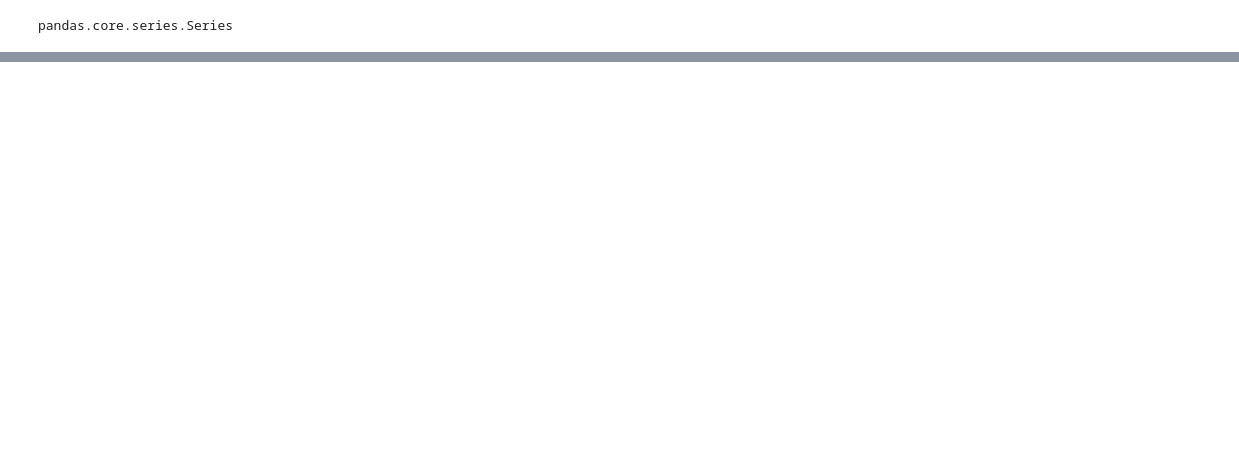
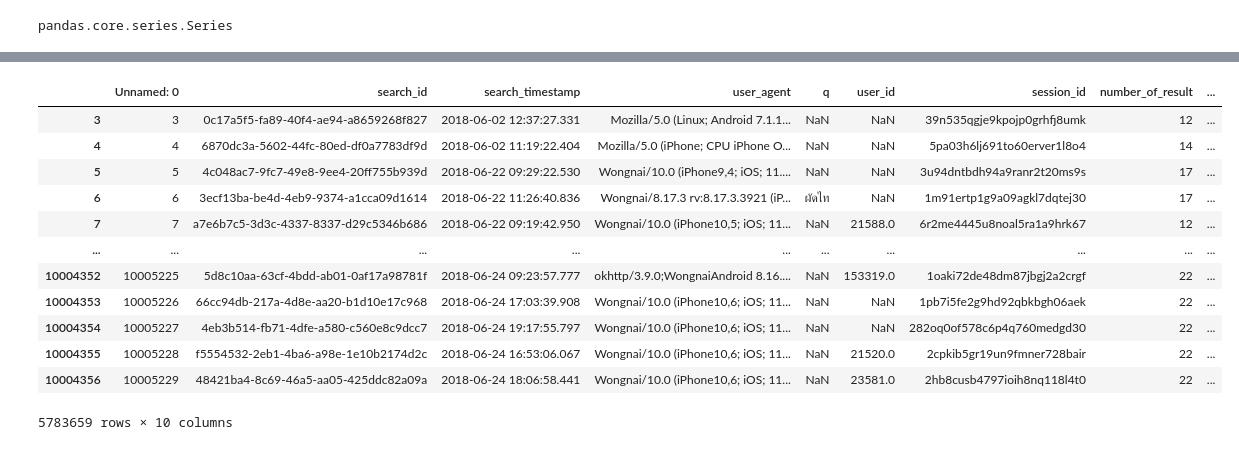
Before and after one commit to bebeam2942/data_viz, a Jupyter notebook: Quiz6.ipynb, the cells around one changed output, grey strips where cells are left out. Cells and saved outputs as stored; diff of their text form; code cells hidden in the pictures; blank space fills up the shorter version.

```diff
--- a/Quiz6.ipynb
+++ b/Quiz6.ipynb
@@ -103,0 +132,16 @@ dtype: object
+# %%
+Q6[Q6['search_timestamp'].dt.dayofweek >= 4] #ศุกร์-อาทิตย์
+# %% [output]
+|  | Unnamed: 0 | search_id | search_timestamp | user_agent | q | user_id | session_id | number_of_result | ... |
+| 3 | 3 | 0c17a5f5-fa89-40f4-ae94-a8659268f827 | 2018-06-02 12:37:27.331 | Mozilla/5.0 (Linux; Android 7.1.1... | NaN | NaN | 39n535qgje9kpojp0grhfj8umk | 12 | ... |
+| 4 | 4 | 6870dc3a-5602-44fc-80ed-df0a7783df9d | 2018-06-02 11:19:22.404 | Mozilla/5.0 (iPhone; CPU iPhone O... | NaN | NaN | 5pa03h6lj691to60erver1l8o4 | 14 | ... |
+| 5 | 5 | 4c048ac7-9fc7-49e8-9ee4-20ff755b939d | 2018-06-22 09:29:22.530 | Wongnai/10.0 (iPhone9,4; iOS; 11.... | NaN | NaN | 3u94dntbdh94a9ranr2t20ms9s | 17 | ... |
+| 6 | 6 | 3ecf13ba-be4d-4eb9-9374-a1cca09d1614 | 2018-06-22 11:26:40.836 | Wongnai/8.17.3 rv:8.17.3.3921 (iP... | ผัดไท | NaN | 1m91ertp1g9a09agkl7dqtej30 | 17 | ... |
+| 7 | 7 | a7e6b7c5-3d3c-4337-8337-d29c5346b686 | 2018-06-22 09:19:42.950 | Wongnai/10.0 (iPhone10,5; iOS; 11... | NaN | 21588.0 | 6r2me4445u8noal5ra1a9hrk67 | 12 | ... |
+| ... | ... | ... | ... | ... | ... | ... | ... | ... | ... |
+| 10004352 | 10005225 | 5d8c10aa-63cf-4bdd-ab01-0af17a98781f | 2018-06-24 09:23:57.777 | okhttp/3.9.0;WongnaiAndroid 8.16.... | NaN | 153319.0 | 1oaki72de48dm87jbgj2a2crgf | 22 | ... |
+| 10004353 | 10005226 | 66cc94db-217a-4d8e-aa20-b1d10e17c968 | 2018-06-24 17:03:39.908 | Wongnai/10.0 (iPhone10,6; iOS; 11... | NaN | NaN | 1pb7i5fe2g9hd92qbkbgh06aek | 22 | ... |
+| 10004354 | 10005227 | 4eb3b514-fb71-4dfe-a580-c560e8c9dcc7 | 2018-06-24 19:17:55.797 | Wongnai/10.0 (iPhone10,6; iOS; 11... | NaN | NaN | 282oq0of578c6p4q760medgd30 | 22 | ... |
+| 10004355 | 10005228 | f5554532-2eb1-4ba6-a98e-1e10b2174d2c | 2018-06-24 16:53:06.067 | Wongnai/10.0 (iPhone10,6; iOS; 11... | NaN | 21520.0 | 2cpkib5gr19un9fmner728bair | 22 | ... |
+| 10004356 | 10005229 | 48421ba4-8c69-46a5-aa05-425ddc82a09a | 2018-06-24 18:06:58.441 | Wongnai/10.0 (iPhone10,6; iOS; 11... | NaN | 23581.0 | 2hb8cusb4797ioih8nq118l4t0 | 22 | ... |
+5783659 rows × 10 columns
```
Also changed, not shown: parts of 11 cells of this notebook.
